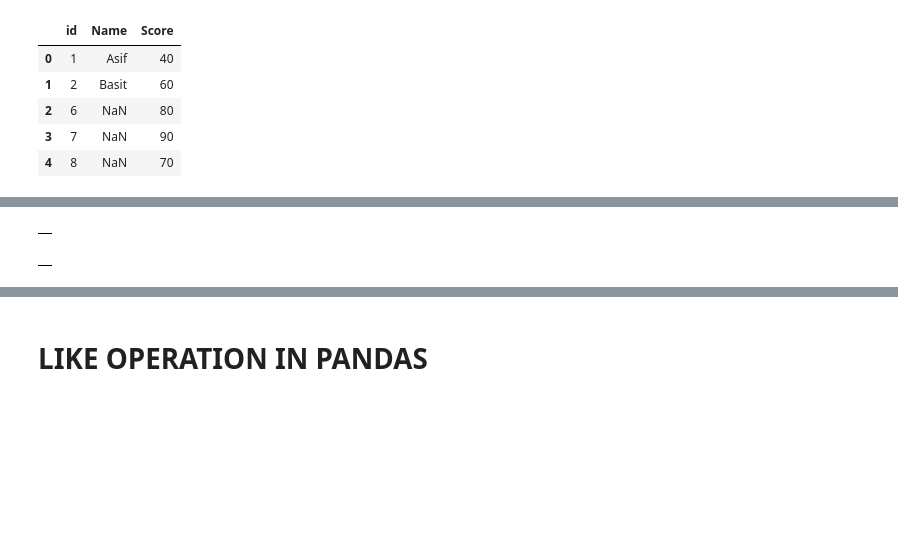
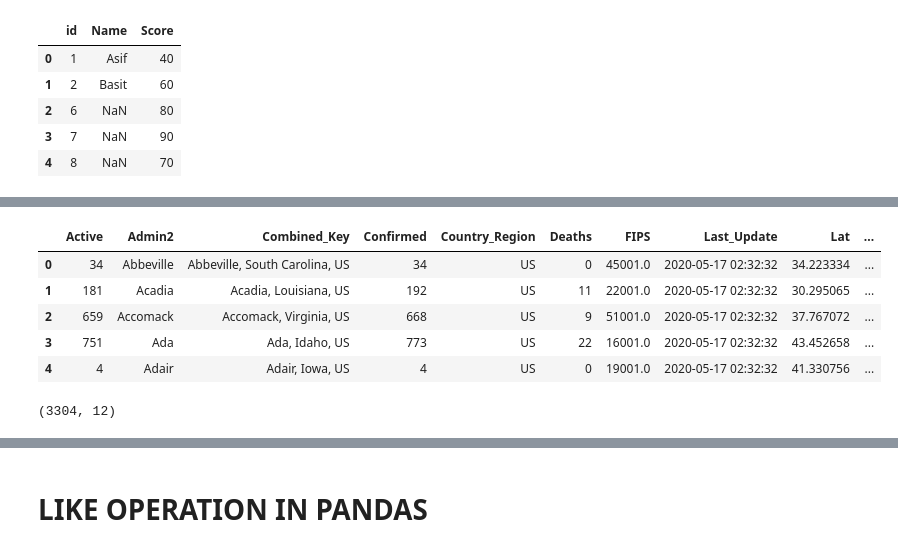
Before and after one commit to abbasmalekpour/AdalegIT, a Jupyter notebook: notebooks/03-Pandas/02-pandas.ipynb, the cells around one changed output, grey strips where cells are left out. Saved outputs shown, nothing was run; the diff lists cells and outputs as text; code cells hidden in the pictures; blank space fills up the shorter version.

```diff
--- a/notebooks/03-Pandas/02-pandas.ipynb
+++ b/notebooks/03-Pandas/02-pandas.ipynb
@@ -88,0 +92,2 @@ pd.merge(daf1, daf2, on='id', how='right')
+# %%
+df = pd.read_csv('../../sample_covid19.csv') # for each root folder lever to reach we add "../""
@@ -89,6 +110,6 @@ pd.merge(daf1, daf2, on='id', how='right')
 # %%
 # Append all CSV files
-path =r'C:\Users\DELL\Documents\GitHub\Public\COVID-19\csse_covid_19_data\csse_covid_19_daily_reports'
+path =r'/Users/Optimus/Documents/GitHub/AdalegIT'
 filenames = glob.glob(path + "/*.csv")
 covid = pd.DataFrame()
 for f in filenames:
@@ -96,13 +117,20 @@ for f in filenames:
     covid = covid.append(df,ignore_index=True,sort=True)
 # %%
 # Top 10 rows of the Dataframe
-covid.head(10)
+covid.head(5)
 # %% [output]
-|  |
+|  | Active | Admin2 | Combined_Key | Confirmed | Country_Region | Deaths | FIPS | Last_Update | Lat | ... |
+| 0 | 34 | Abbeville | Abbeville, South Carolina, US | 34 | US | 0 | 45001.0 | 2020-05-17 02:32:32 | 34.223334 | ... |
+| 1 | 181 | Acadia | Acadia, Louisiana, US | 192 | US | 11 | 22001.0 | 2020-05-17 02:32:32 | 30.295065 | ... |
+| 2 | 659 | Accomack | Accomack, Virginia, US | 668 | US | 9 | 51001.0 | 2020-05-17 02:32:32 | 37.767072 | ... |
+| 3 | 751 | Ada | Ada, Idaho, US | 773 | US | 22 | 16001.0 | 2020-05-17 02:32:32 | 43.452658 | ... |
+| 4 | 4 | Adair | Adair, Iowa, US | 4 | US | 0 | 19001.0 | 2020-05-17 02:32:32 | 41.330756 | ... |
 # %%
 # Bottom 10 rows of the Dataframe
-covid.tail(10)
+covid.tail(5)
+covid.sample(10)
+covid.shape
 # %% [output]
-|  |
+(3304, 12)
 # %%
 # Reading columns
```
Also changed, not shown: parts of 14 cells of this notebook, 8 other files.
